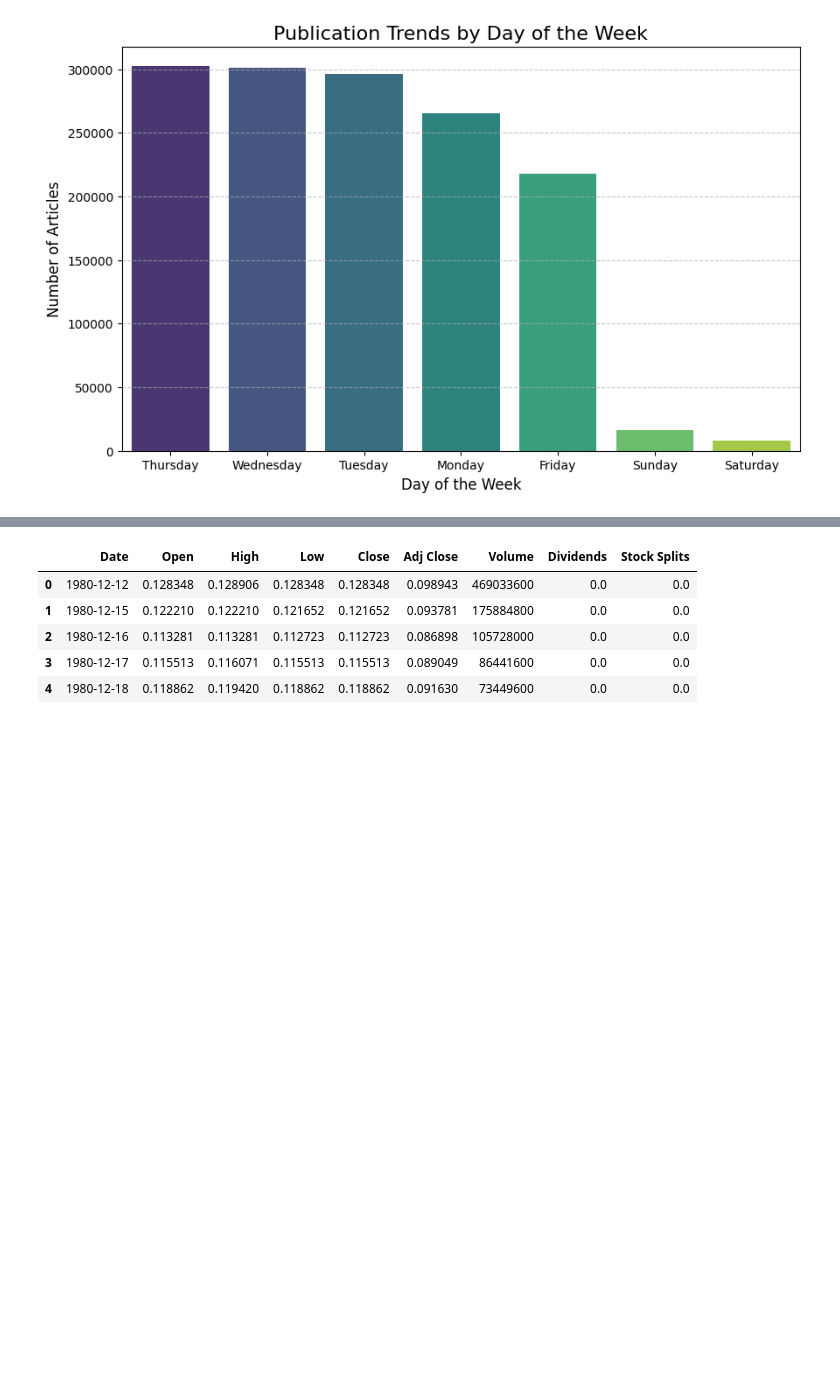
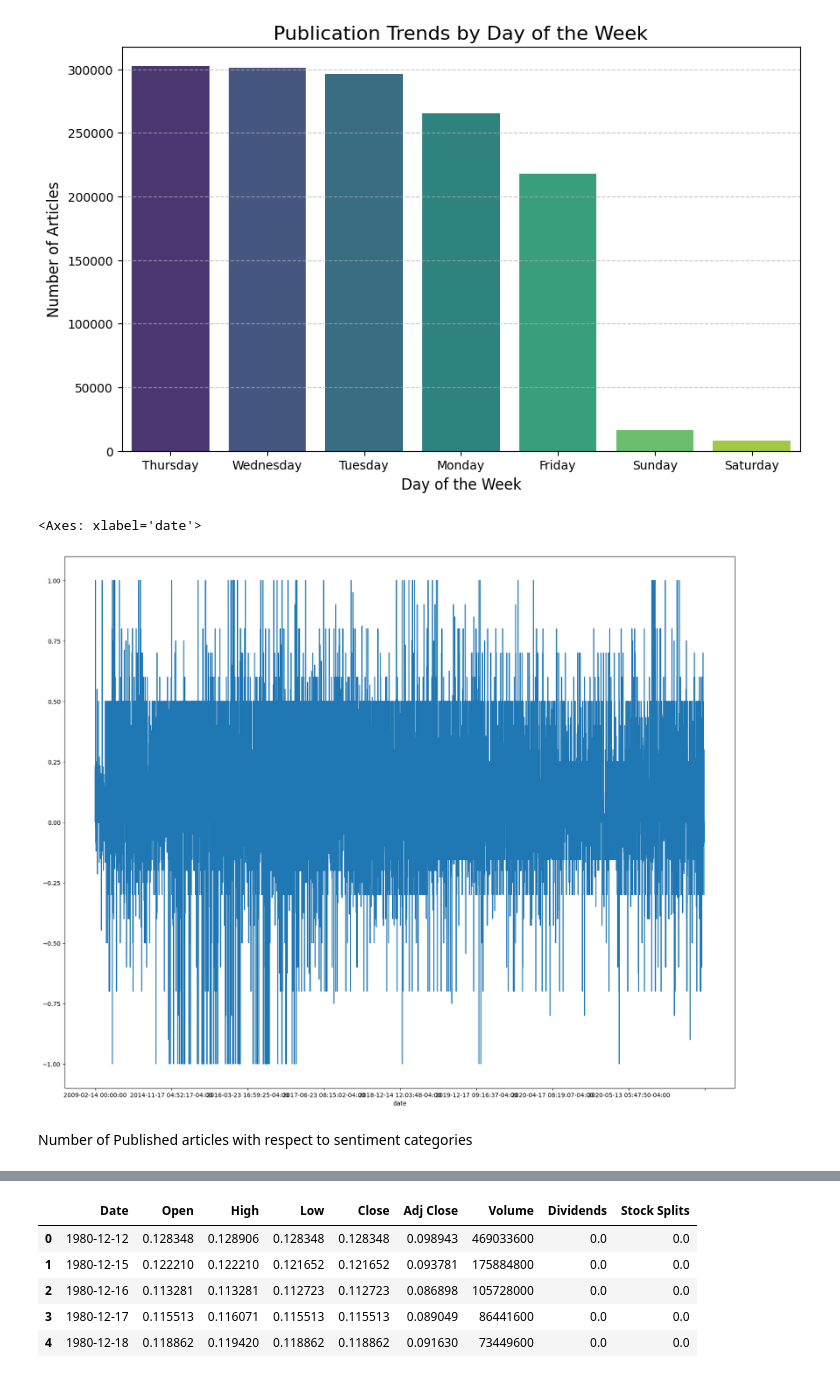
Before and after one commit to Gebrehiwot-Tesfaye/sentiment-analysis-week1, a Jupyter notebook: notebooks/01_data_exploration.ipynb, the cells around one changed output, grey strips where cells are left out. Drawn from its saved outputs; the diff is of its cells as text; code cells hidden in the pictures; blank space fills up the shorter version.

```diff
--- a/notebooks/01_data_exploration.ipynb
+++ b/notebooks/01_data_exploration.ipynb
@@ -239,3 +262,16 @@ Passing `palette` without assigning `hue` is deprecated and will be removed in v
 
   sns.barplot(x=publication_trends.index, y=publication_trends.values, palette='viridis')
 [figure]
+# %%
+from scripts.financial_analyzer import get_sentiment
+
+news_data['sentiment_score'] = news_data['headline'].apply(get_sentiment)
+# %%
+news_data['sentiment_score_word'] = news_data['sentiment_score'].apply(lambda x: 'positive' if x > 0 else ('neutral' if x == 0 else 'negative'))
+# %%
+news_data.groupby('date')['sentiment_score'].mean().plot(figsize=(20,16))
+# %% [output]
+<Axes: xlabel='date'>
+[figure, added]
+# %% [markdown]
+Number of Published articles with respect to sentiment categories
```
Also changed, not shown: parts of 13 cells of this notebook, 3 other files.
